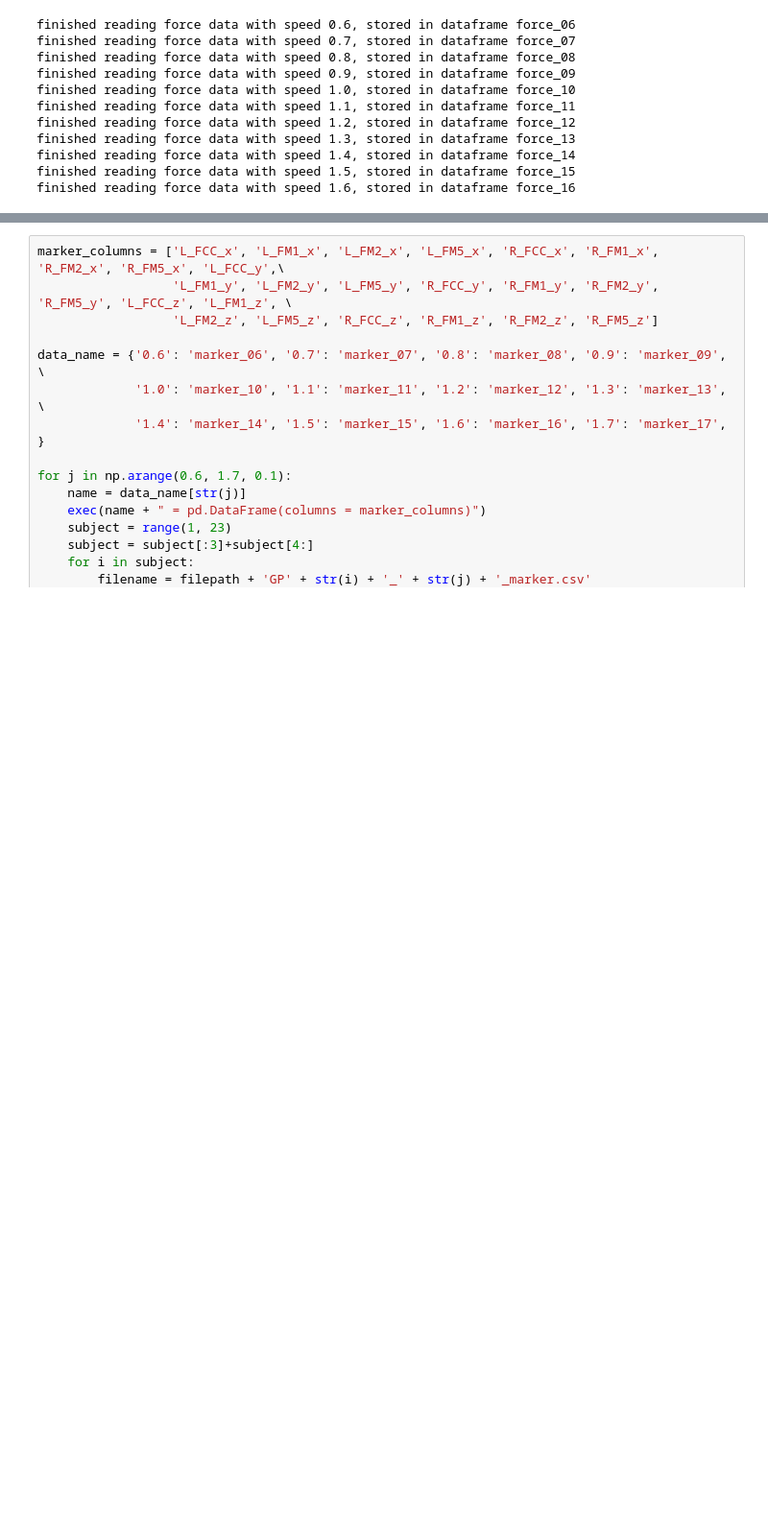
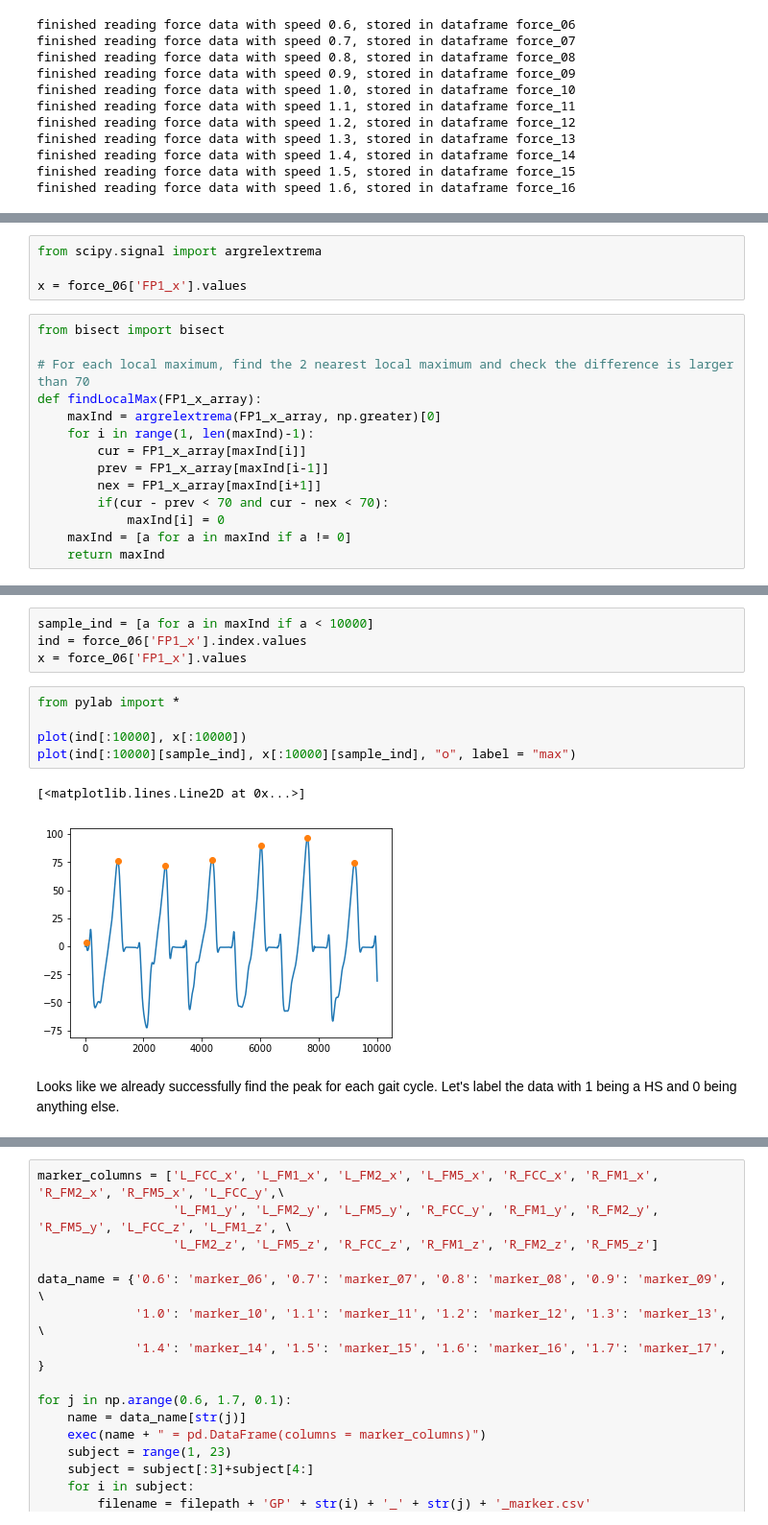
Before and after one commit to tinahbu/Gait-Cycle-Segmentation, a Jupyter notebook: GaitCyclePred.ipynb, the cells around one changed output, grey strips where cells are left out. Shown at 96% size. Saved outputs shown, nothing was run; the diff lists cells and outputs as text; blank space fills up the shorter version.

```diff
--- a/GaitCyclePred.ipynb
+++ b/GaitCyclePred.ipynb
@@ -425,0 +470,18 @@ finished reading force data with speed 1.6, stored in dataframe force_16
+# %%
+from scipy.signal import argrelextrema
+
+x = force_06['FP1_x'].values
+# %%
+from bisect import bisect
+
+# For each local maximum, find the 2 nearest local maximum and check the difference is larger than 70
+def findLocalMax(FP1_x_array):
+    maxInd = argrelextrema(FP1_x_array, np.greater)[0]
+    for i in range(1, len(maxInd)-1):
+        cur = FP1_x_array[maxInd[i]]
+        prev = FP1_x_array[maxInd[i-1]]
+        nex = FP1_x_array[maxInd[i+1]]
+        if(cur - prev < 70 and cur - nex < 70):
+            maxInd[i] = 0
+    maxInd = [a for a in maxInd if a != 0]
+    return maxInd
@@ -425,0 +493,14 @@ finished reading force data with speed 1.6, stored in dataframe force_16
+# %%
+sample_ind = [a for a in maxInd if a < 10000]
+ind = force_06['FP1_x'].index.values
+x = force_06['FP1_x'].values
+# %%
+from pylab import *
+
+plot(ind[:10000], x[:10000])
+plot(ind[:10000][sample_ind], x[:10000][sample_ind], "o", label = "max")
+# %% [output]
+[<matplotlib.lines.Line2D at 0x...>]
+[figure, added]
+# %% [markdown]
+Looks like we already successfully find the peak for each gait cycle. Let's label the data with 1 being a HS and 0 being anything else.
```
Also changed, not shown: parts of 28 cells of this notebook.
